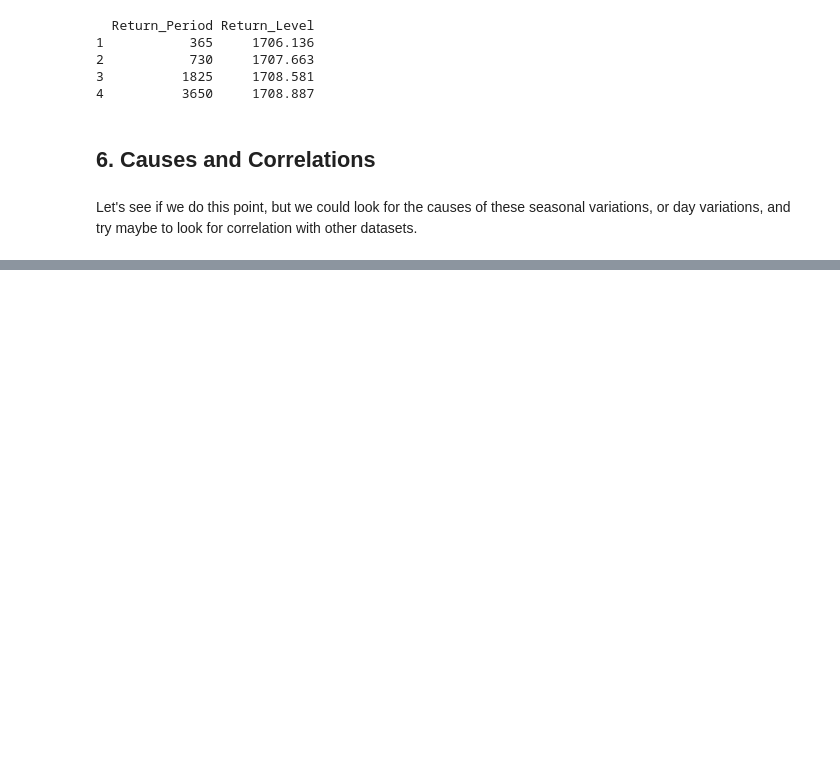
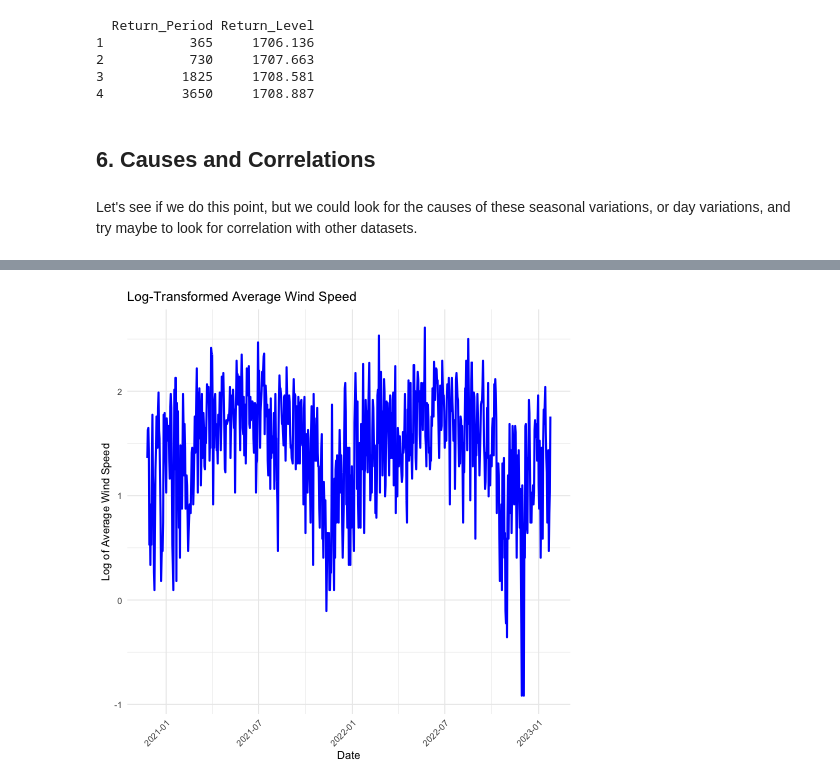
Before and after one commit to FernandaCladera/RiskAnalytics, a Jupyter notebook: Practical3.ipynb, the cells around one changed output, grey strips where cells are left out. Cells and saved outputs as stored; diff of their text form; code cells hidden in the pictures; blank space fills up the shorter version.

```diff
--- a/Practical3.ipynb
+++ b/Practical3.ipynb
@@ -2043,0 +2182,14 @@ Let's see if we do this point, but we could look for the causes of these seasona
+# %%
+%%R
+avg_wind_speed_values <- filtered_daily_avg_wind_speed$`Avg Wind Speed`
+log_avg_wind_speed_values <- log(avg_wind_speed_values)
+log_avg_wind_speed_values[is.infinite(log_avg_wind_speed_values)] <- NA
+filtered_daily_avg_wind_speed$Log_Avg_Wind_Speed <- log_avg_wind_speed_values
+ggplot(filtered_daily_avg_wind_speed, aes(x = `Final Date`, y = Log_Avg_Wind_Speed)) +
+  geom_line(color = "blue", size = 1) +
+  labs(title = "Log-Transformed Average Wind Speed",
+       x = "Date", y = "Log of Average Wind Speed") +
+  theme_minimal() +
+  theme(axis.text.x = element_text(angle = 45, hjust = 1))
+# %% [output]
+[figure, added]
```
Also changed, not shown: parts of 71 cells of this notebook.
